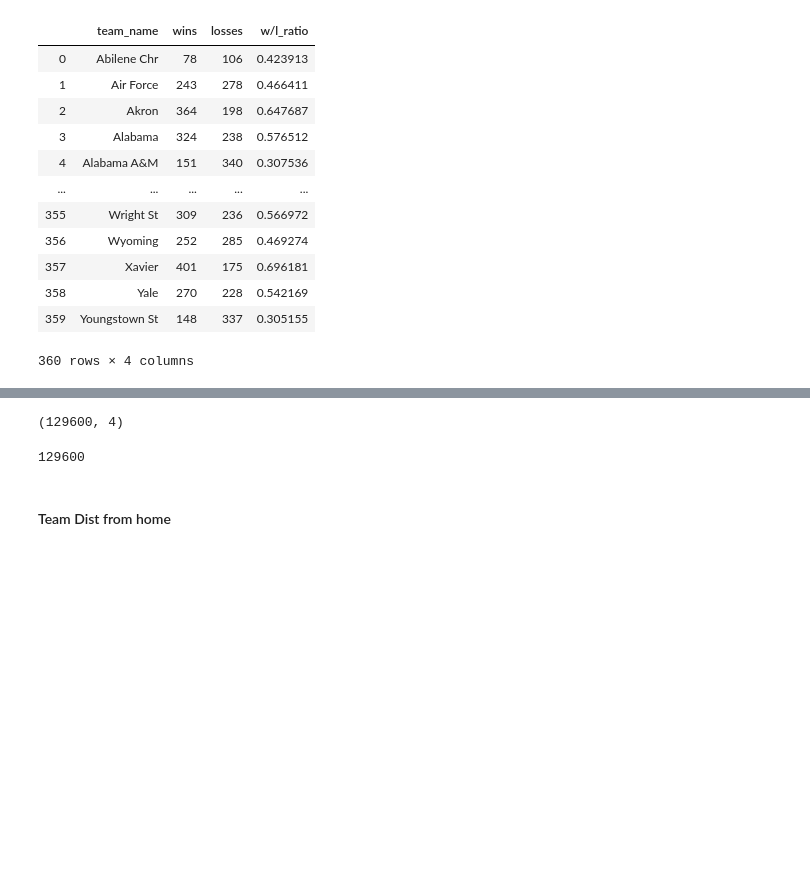
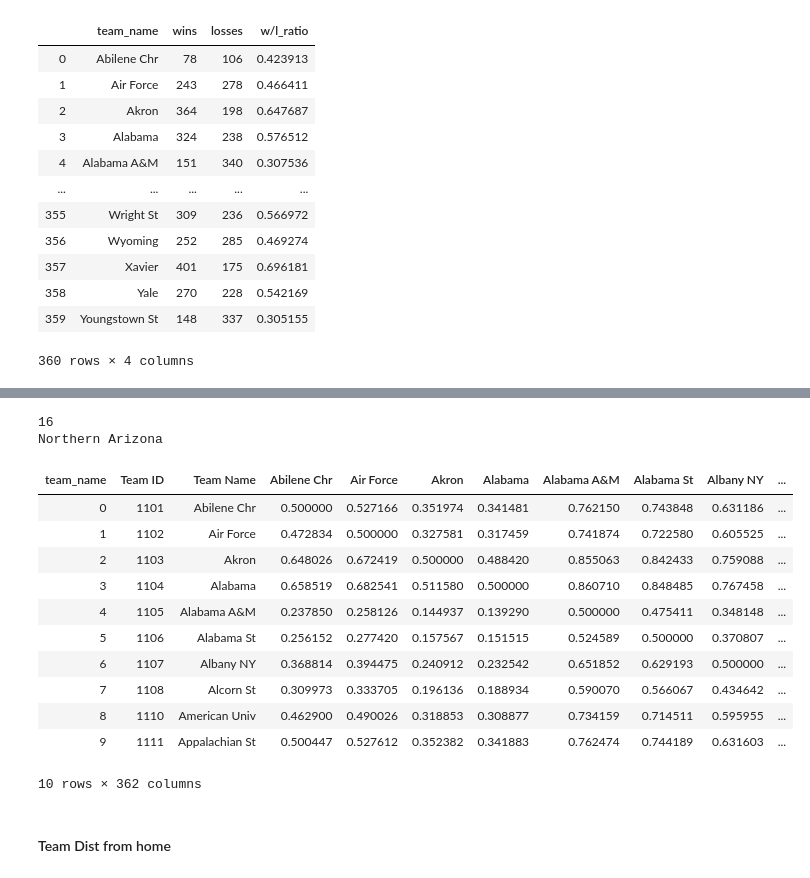
Before and after one commit to crunker99/MarchMadness2020, a Jupyter notebook: EDA.ipynb, the cells around one changed output, grey strips where cells are left out. Drawn from its saved outputs; the diff is of its cells as text; code cells hidden in the pictures; blank space fills up the shorter version.

```diff
--- a/EDA.ipynb
+++ b/EDA.ipynb
@@ -380,18 +354,34 @@ records['team_name'][0]
+# %%
+names = records['team_name']
+max_ = 0
+long = ''
+for c in names:
+    s = c.strip()
+    if len(s) >= max_ and s != 'Eastern New Mexico':
+        max_ = len(s)
+        long = s
+print(max_)
+print(long)
+# %% [output]
+16
+Northern Arizona
 # %%
-preds = pd.DataFrame(columns=['team_name', 'opp_name', 'team_win_prob', 'opp_win_prob'])
+# preds = pd.DataFrame(columns=['team_name', 'opp_name', 'team_win_prob', 'opp_win_prob'])
 
 E = lambda team_elo, opp_elo: 1 / ( 1  +  10 ** ((opp_elo - team_elo)/400) )
 
 team_name = []
 opp_name = []
 team_win_prob = []
-opp_win_prob = []
+# opp_win_prob = []
 
 for ti, team_elo in enumerate(records.most_recent_elo):
+    team_name.append(records['team_name'][ti])
+    matchups = []
     for oi, opp_elo in enumerate(records.most_recent_elo):
-        team_name.append(records['team_name'][ti])
         opp_name.append(records['team_name'][oi])
         t_win_prob = E(team_elo, opp_elo)
-        o_win_prob = 1 - t_win_prob
-        team_win_prob.append(t_win_prob)
-        opp_win_prob.append(o_win_prob)
+#         o_win_prob = 1 - t_win_prob
+        matchups.append(t_win_prob)
+#         opp_win_prob.append(o_win_prob)
+    team_win_prob.append(matchups)
@@ -401,8 +388,18 @@ preds = pd.DataFrame({'team_name':team_name, 'opp_name': opp_name,
-# %%
-preds.shape
-# %% [output]
-(129600, 4)
-# %%
-360 **2
-# %% [output]
-129600
+# %%
+preds = pd.DataFrame(columns=records['team_name'], data=np.array(team_win_prob))
+preds.insert(0, 'Team ID', records['team_id'])
+preds.insert(1, 'Team Name', team_name)
+preds.head(10)
+# %% [output]
+| team_name | Team ID | Team Name | Abilene Chr | Air Force | Akron | Alabama | Alabama A&M | Alabama St | Albany NY | ... |
+| 0 | 1101 | Abilene Chr | 0.500000 | 0.527166 | 0.351974 | 0.341481 | 0.762150 | 0.743848 | 0.631186 | ... |
+| 1 | 1102 | Air Force | 0.472834 | 0.500000 | 0.327581 | 0.317459 | 0.741874 | 0.722580 | 0.605525 | ... |
+| 2 | 1103 | Akron | 0.648026 | 0.672419 | 0.500000 | 0.488420 | 0.855063 | 0.842433 | 0.759088 | ... |
+| 3 | 1104 | Alabama | 0.658519 | 0.682541 | 0.511580 | 0.500000 | 0.860710 | 0.848485 | 0.767458 | ... |
+| 4 | 1105 | Alabama A&M | 0.237850 | 0.258126 | 0.144937 | 0.139290 | 0.500000 | 0.475411 | 0.348148 | ... |
+| 5 | 1106 | Alabama St | 0.256152 | 0.277420 | 0.157567 | 0.151515 | 0.524589 | 0.500000 | 0.370807 | ... |
+| 6 | 1107 | Albany NY | 0.368814 | 0.394475 | 0.240912 | 0.232542 | 0.651852 | 0.629193 | 0.500000 | ... |
+| 7 | 1108 | Alcorn St | 0.309973 | 0.333705 | 0.196136 | 0.188934 | 0.590070 | 0.566067 | 0.434642 | ... |
+| 8 | 1110 | American Univ | 0.462900 | 0.490026 | 0.318853 | 0.308877 | 0.734159 | 0.714511 | 0.595955 | ... |
+| 9 | 1111 | Appalachian St | 0.500447 | 0.527612 | 0.352382 | 0.341883 | 0.762474 | 0.744189 | 0.631603 | ... |
+10 rows × 362 columns
```
Also changed, not shown: parts of 10 cells of this notebook, 4 other files.
